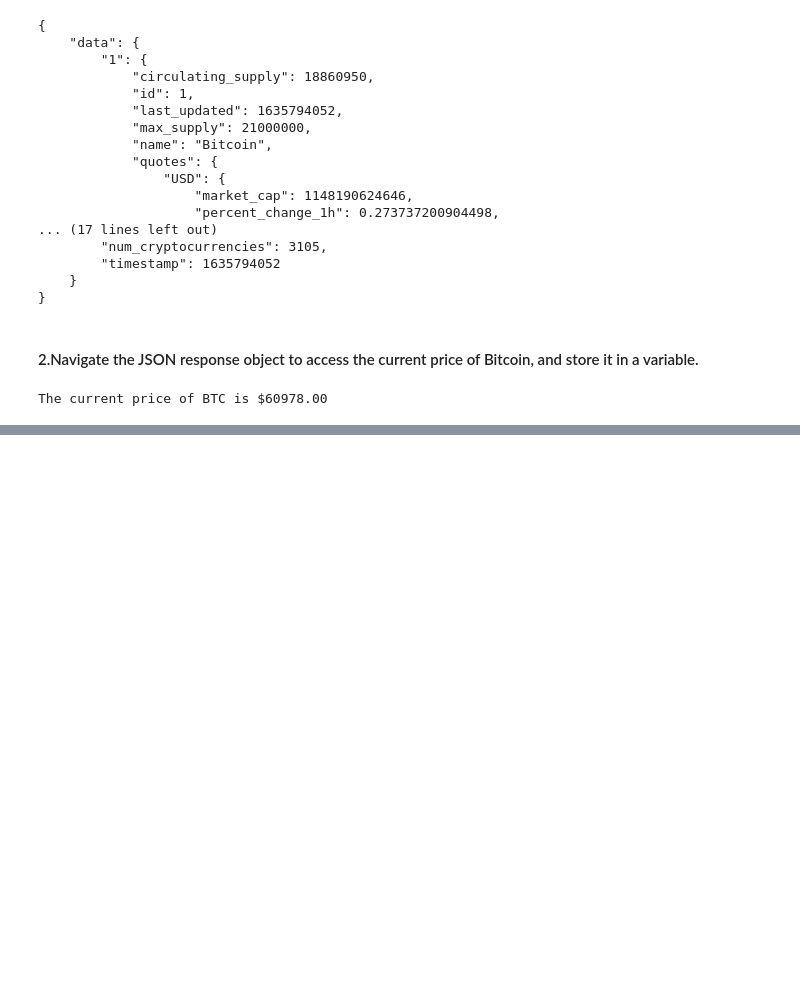
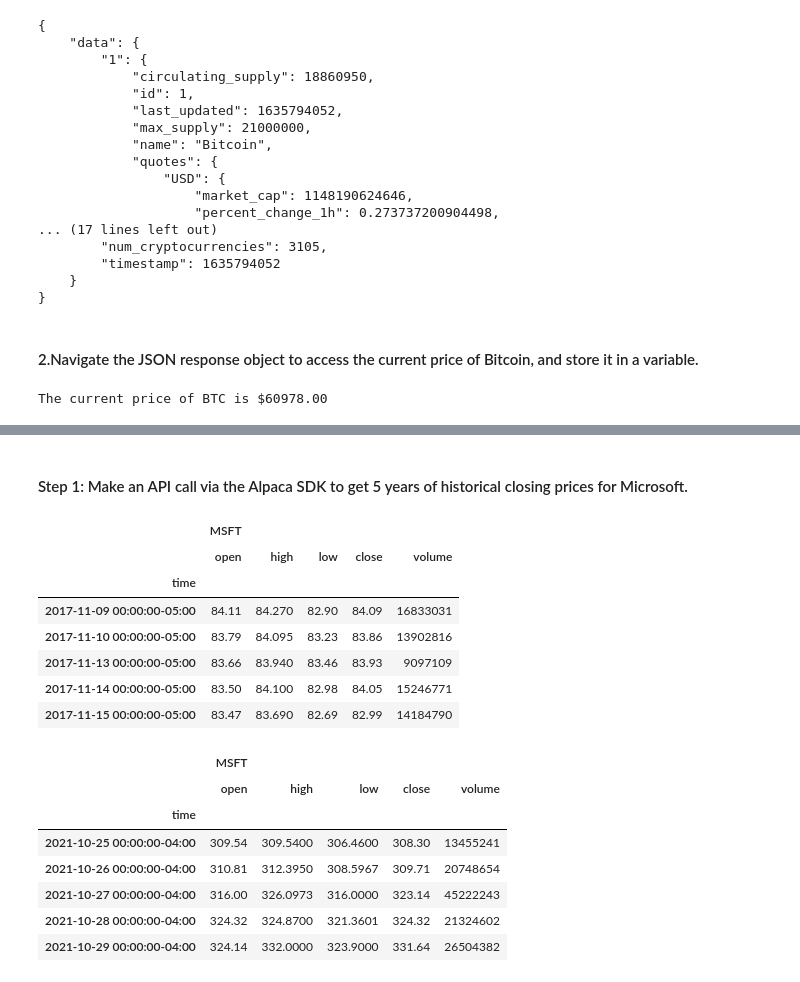
Before and after one commit to stefimaz/Dividend_reinvesting, a Jupyter notebook: Project 1.ipynb, the cells around one changed output, grey strips where cells are left out. Cells and saved outputs as stored; diff of their text form; code cells hidden in the pictures; blank space fills up the shorter version.

```diff
--- a/Project 1.ipynb
+++ b/Project 1.ipynb
@@ -247,0 +265,2 @@ The current price of BTC is $60978.00
+# %% [markdown]
+#### Step 1: Make an API call via the Alpaca SDK to get 5 years of historical closing prices for Microsoft.
@@ -247,0 +275,28 @@ The current price of BTC is $60978.00
+# %%
+# Use the Alpaca get_barset function to make the API call to get the 3 years worth of pricing data
+# The tickers and timeframe parameters should have been set early of this activity
+# The start and end dates should be updated with the information set above
+# Adding the df property to the end of the call so the response is returned as a DataFrame
+prices_df = alpaca.get_barset(tickers, timeframe, start= start_date, end= end_date, limit= limit_rows).df
+
+
+# Display both the first and last five rows of the DataFrame
+display(prices_df.head())
+display(prices_df.tail())
+# %% [output]
+|  | MSFT |  |  |  |  |
+|  | open | high | low | close | volume |
+| time |  |  |  |  |  |
+| 2017-11-09 00:00:00-05:00 | 84.11 | 84.270 | 82.90 | 84.09 | 16833031 |
+| 2017-11-10 00:00:00-05:00 | 83.79 | 84.095 | 83.23 | 83.86 | 13902816 |
+| 2017-11-13 00:00:00-05:00 | 83.66 | 83.940 | 83.46 | 83.93 | 9097109 |
+| 2017-11-14 00:00:00-05:00 | 83.50 | 84.100 | 82.98 | 84.05 | 15246771 |
+| 2017-11-15 00:00:00-05:00 | 83.47 | 83.690 | 82.69 | 82.99 | 14184790 |
+|  | MSFT |  |  |  |  |
+|  | open | high | low | close | volume |
+| time |  |  |  |  |  |
+| 2021-10-25 00:00:00-04:00 | 309.54 | 309.5400 | 306.4600 | 308.30 | 13455241 |
+| 2021-10-26 00:00:00-04:00 | 310.81 | 312.3950 | 308.5967 | 309.71 | 20748654 |
+| 2021-10-27 00:00:00-04:00 | 316.00 | 326.0973 | 316.0000 | 323.14 | 45222243 |
+| 2021-10-28 00:00:00-04:00 | 324.32 | 324.8700 | 321.3601 | 324.32 | 21324602 |
+| 2021-10-29 00:00:00-04:00 | 324.14 | 332.0000 | 323.9000 | 331.64 | 26504382 |
```
Also changed, not shown: parts of 42 cells of this notebook, 1 other file.
